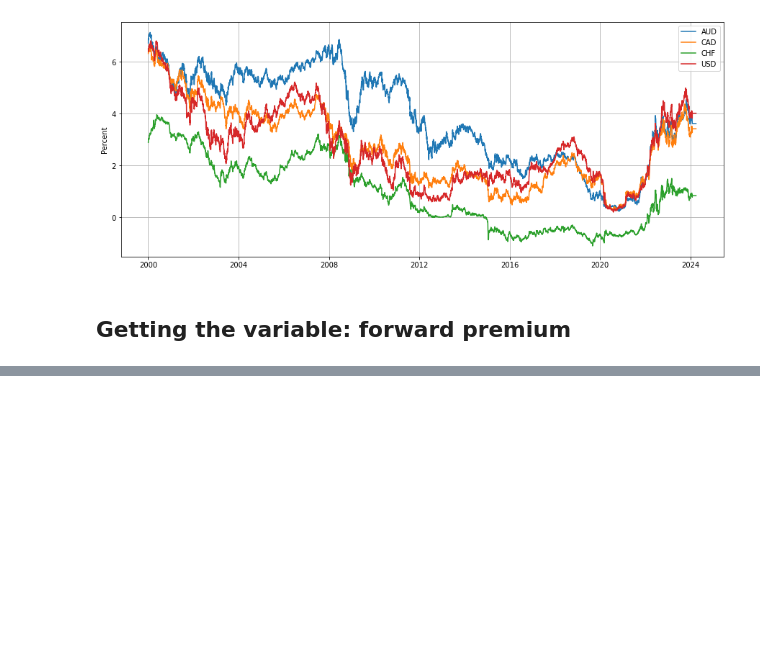
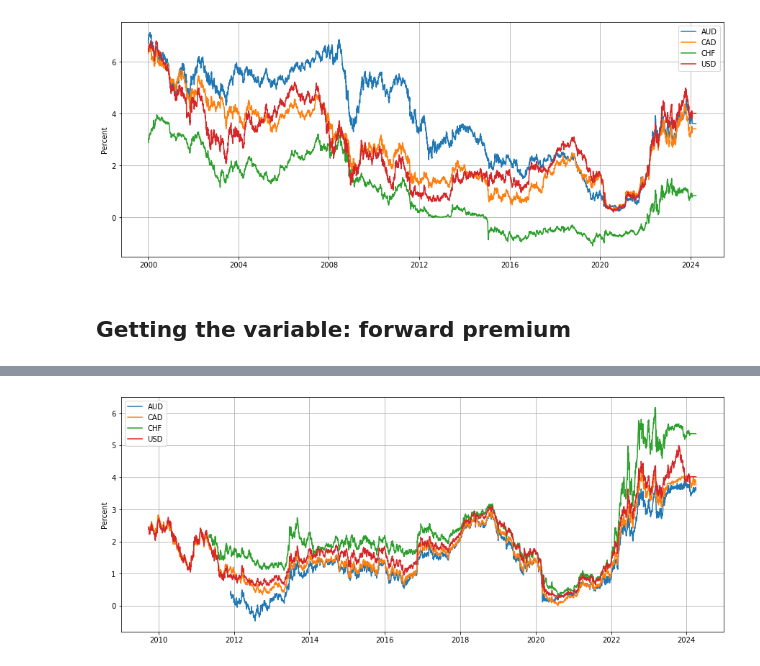
Before and after one commit to NicholasWatney/MGT6769-The-U.S.-Treasury-Premium, a Jupyter notebook: fig1_stefanie.ipynb, the cells around one changed output, grey strips where cells are left out. Saved outputs shown, nothing was run; the diff lists cells and outputs as text; code cells hidden in the pictures; blank space fills up the shorter version.

```diff
--- a/fig1_stefanie.ipynb
+++ b/fig1_stefanie.ipynb
@@ -150,0 +383,3 @@ KeyError: 'USSW5 CURNCY'
+# %%
+ts_chf = au['Timestamp'][2957:]
+ts_chf
@@ -150,0 +399,3 @@ KeyError: 'USSW5 CURNCY'
+# %%
+usd_chf = usd_irs[415:]
+usd_chf
@@ -150,0 +415,4 @@ KeyError: 'USSW5 CURNCY'
+# %%
+forward_premium_chf = get_forward_premium(chf_irs_gfc, chf_bs_gfc, usd_chf)
+# %%
+chf_gfc = chf['C2565Y Index'][2957:]
@@ -150,0 +434,12 @@ KeyError: 'USSW5 CURNCY'
+# %%
+plt.figure(figsize=(15, 6))
+plt.plot(ts, au_gfc-forward_premium_au, label='AUD')
+plt.plot(ts_cad, cad_gfc-forward_premium_cad, label='CAD')
+plt.plot(ts_chf, chf_gfc-forward_premium_chf, label='CHF')
+plt.plot(usd['Timestamp'][2537:], usd['C0825Y Index'][2537:], label='USD')
+plt.ylabel('Percent')
+plt.legend()
+plt.grid(True)
+plt.savefig('images/fig1b')
+# %% [output]
+[figure, added]
```
Also changed, not shown: parts of 30 cells of this notebook, 6 other files.
